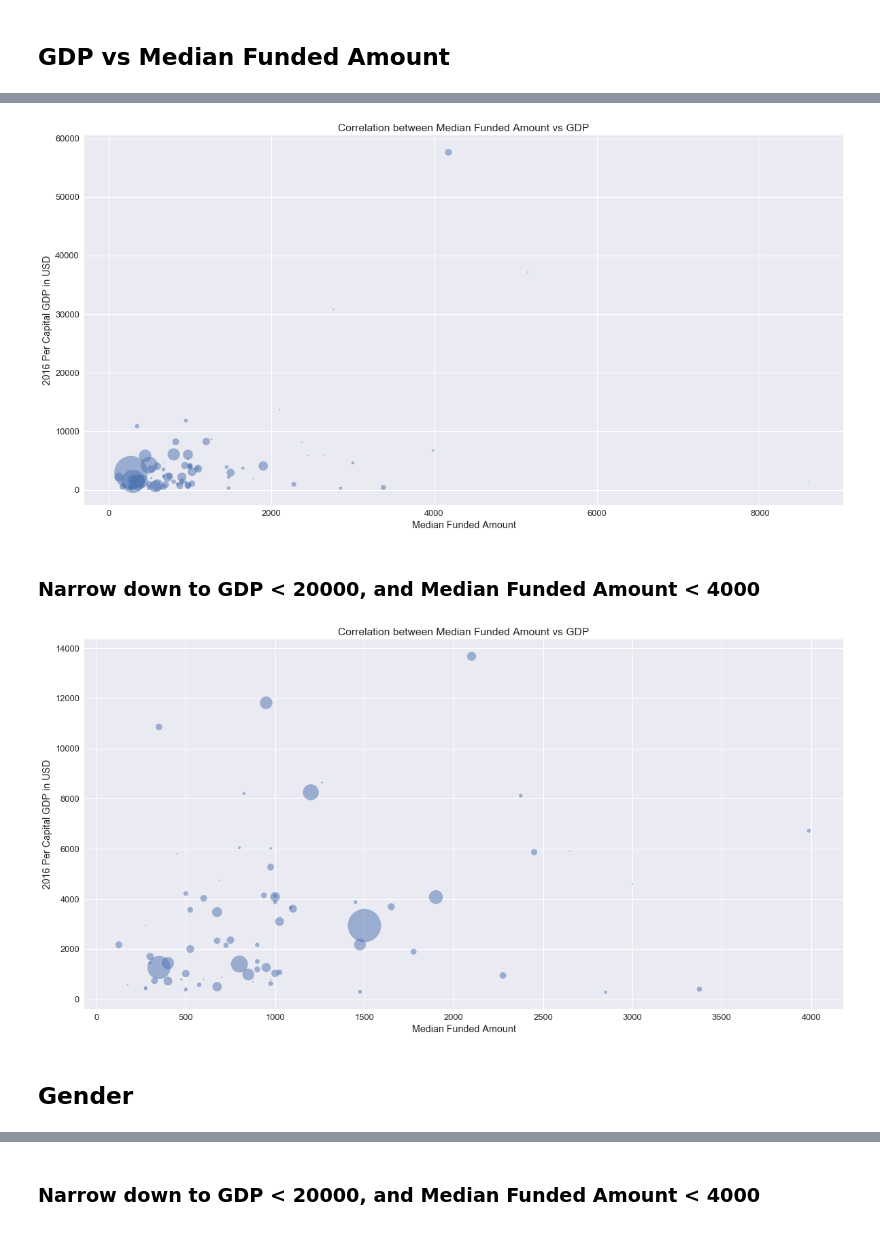
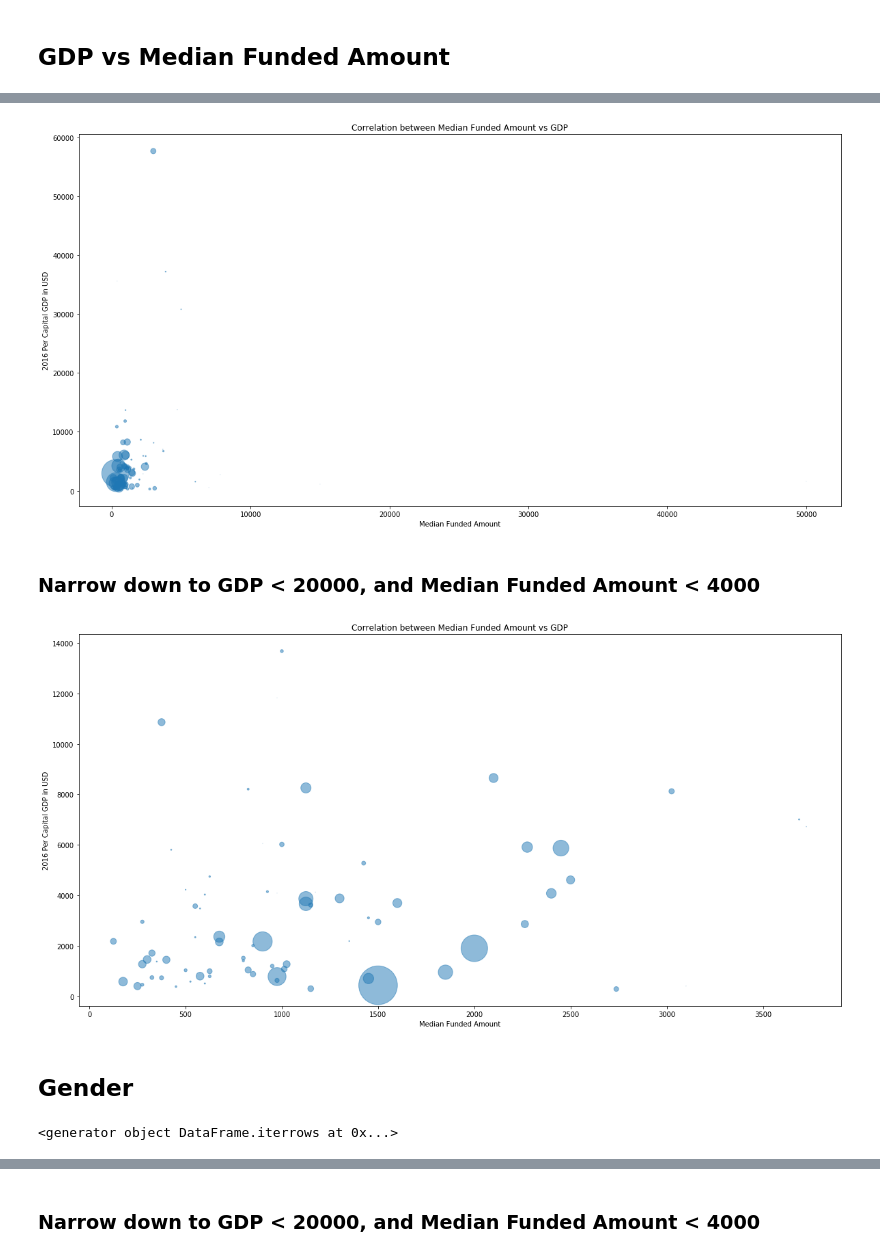
Before and after one commit to feng443/RUDS-Proj1-Kiva-Crowd-Funding-Visualization, a Jupyter notebook: ChanDataExploring.ipynb, the cells around one changed output, grey strips where cells are left out. Drawn from its saved outputs; the diff is of its cells as text; code cells hidden in the pictures.

```diff
--- a/ChanDataExploring.ipynb
+++ b/ChanDataExploring.ipynb
@@ -253,0 +410,6 @@ plt.show()
+# %%
+gdp.loc[:,'gdp'] = pd.to_numeric(gdp['gdp'])
+# %%
+median_by_country = median_by_country.reset_index().merge(
+    gdp, on='country_code'
+)
@@ -253,0 +423,7 @@ plt.show()
+# %%
+median_by_country = median_by_country.rename(
+    columns = {
+        ('funded_amount', 'median'): 'median',
+        ('funded_amount', 'count'): 'count',
+    }
+)
@@ -254,27 +439,9 @@ plt.show()
 # %%
-import wbdata
-import numpy as np
-import pandas as pd
-gdp_lookup = {}
-for country_code in df.country_code.unique():
-    gdp_lookup[country_code] = wbdata.get_data("NY.GDP.PCAP.CD", country=(country_code))[1]['value']
-
-median_by_country = df.groupby('country_code')[['funded_amount']].median()
-median_by_country
-for country_code in median_by_country.index:
-    median_by_country.loc[country_code, 'gdp'] = pd.to_numeric(gdp_lookup[country_code])
-
-count_by_country = df.groupby('country_code')[['funded_amount']].count().rename(
-    columns={'funded_amount': 'loan_count'}
-)
-median_by_country = median_by_country.join(count_by_country)
-
 figure, ax = plt.subplots(figsize=(20,10))
-median_by_country.plot.scatter(
-    x='funded_amount',
-    y = 'gdp',
-    s = median_by_country['loan_count'],
-    ax=ax,
+ax.scatter(
+    x=median_by_country['median'],
+    y=median_by_country['gdp'],
+    s=median_by_country['count']/100,
     alpha=0.5,
 )
 
@@ -283,26 +450,30 @@ plt.ylabel('2016 Per Capital GDP in USD')
 plt.title('Correlation between Median Funded Amount vs GDP')
 plt.show()
 # %% [output]
-[figure, old version]
+[figure, new version]
 # %% [markdown]
 ### Narrow down to GDP < 20000, and Median Funded Amount < 4000
 # %%
 figure, ax = plt.subplots(figsize=(20,10))
 median_by_country.query(
-    'gdp < 20000 & funded_amount < 4000'
+    'gdp < 20000 & median < 4000'
 ).plot.scatter(
-    x='funded_amount',
+    x='median',
     y = 'gdp',
-    s = median_by_country['loan_count'],
+    s = median_by_country['count']/50,
     ax=ax,
     alpha=0.5,
 )
 
 plt.xlabel('Median Funded Amount')
 plt.ylabel('2016 Per Capital GDP in USD')
 plt.title('Correlation between Median Funded Amount vs GDP')
 plt.show()
 # %% [output]
-[figure, old version]
+[figure, new version]
 # %% [markdown]
 ## Gender
+# %%
+gdp[['country_code', 'gdp']].iterrows()
+# %% [output]
+<generator object DataFrame.iterrows at 0x...>
```
Also changed, not shown: parts of 51 cells of this notebook, 3 other files.
